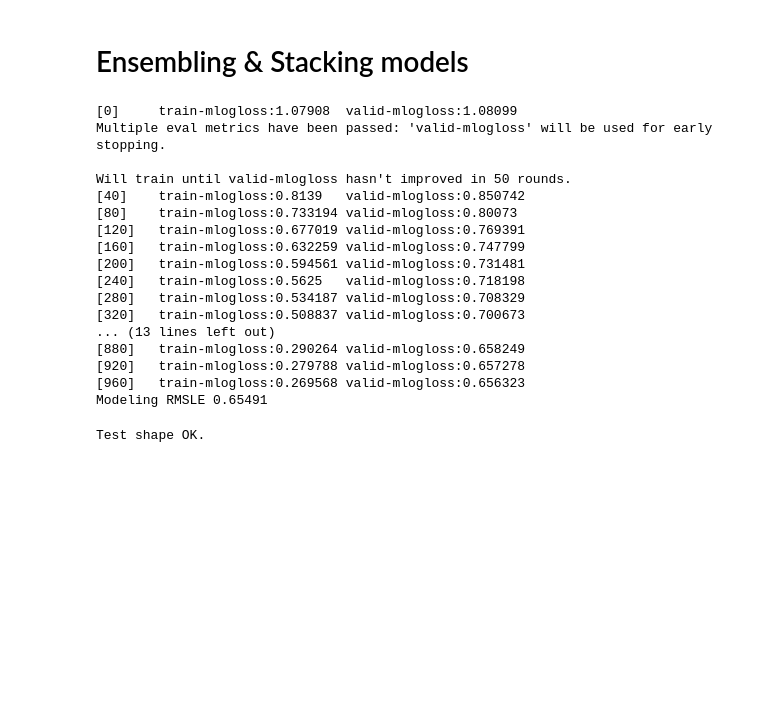
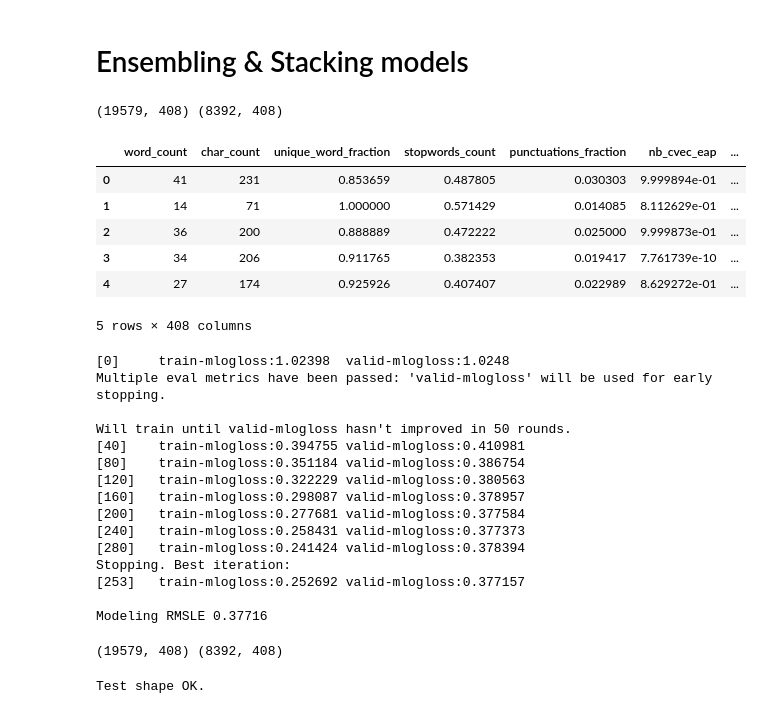
Before and after one commit to GuidoPaul/KaggleCompetitions, a Jupyter notebook: Spooky_Author_Identification/src/main.ipynb, the cells around one changed output. Saved outputs shown, nothing was run; the diff lists cells and outputs as text; code cells hidden in the pictures; blank space fills up the shorter version.

```diff
--- a/Spooky_Author_Identification/src/main.ipynb
+++ b/Spooky_Author_Identification/src/main.ipynb
@@ -260,12 +550,31 @@ sns.violinplot(x = 'author', y='word_count', data=train)
 # %% [markdown]
 # Ensembling & Stacking models
+# %%
+author_mapping_dict = {'EAP': 0, 'HPL': 1, 'MWS': 2}
+y_train = train['author'].map(author_mapping_dict)
+
+drop_elements = ['id', 'text']
+x_train = train.drop(drop_elements + ['author'], axis=1)
+x_test = test.drop(drop_elements, axis=1)
+
+print(x_train.shape, x_test.shape)
+x_train.head()
+# %% [output]
+(19579, 408) (8392, 408)
+|  | word_count | char_count | unique_word_fraction | stopwords_count | punctuations_fraction | nb_cvec_eap | ... |
+| 0 | 41 | 231 | 0.853659 | 0.487805 | 0.030303 | 9.999894e-01 | ... |
+| 1 | 14 | 71 | 1.000000 | 0.571429 | 0.014085 | 8.112629e-01 | ... |
+| 2 | 36 | 200 | 0.888889 | 0.472222 | 0.025000 | 9.999873e-01 | ... |
+| 3 | 34 | 206 | 0.911765 | 0.382353 | 0.019417 | 7.761739e-10 | ... |
+| 4 | 27 | 174 | 0.925926 | 0.407407 | 0.022989 | 8.629272e-01 | ... |
+5 rows × 408 columns
 # %%
 from sklearn.model_selection import train_test_split
 xtr, xv, ytr, yv = train_test_split(
     x_train.values, y_train, test_size=0.2, random_state=1987)
 dtrain = xgb.DMatrix(xtr, label=ytr)
 dvalid = xgb.DMatrix(xv, label=yv)
-dtest = xgb.DMatrix(test_X.values)
+dtest = xgb.DMatrix(x_test.values)
 watchlist = [(dtrain, 'train'), (dvalid, 'valid')]
 
 xgb_par = {
@@ -292,23 +601,25 @@ model_1 = xgb.train(
     verbose_eval=40)
 print('Modeling RMSLE %.5f' % model_1.best_score)
 # %% [output]
-[0]     train-mlogloss:1.07908  valid-mlogloss:1.08099
+[0]     train-mlogloss:1.02398  valid-mlogloss:1.0248
 Multiple eval metrics have been passed: 'valid-mlogloss' will be used for early stopping.
 
 Will train until valid-mlogloss hasn't improved in 50 rounds.
-[40]    train-mlogloss:0.8139   valid-mlogloss:0.850742
-[80]    train-mlogloss:0.733194 valid-mlogloss:0.80073
-[120]   train-mlogloss:0.677019 valid-mlogloss:0.769391
-[160]   train-mlogloss:0.632259 valid-mlogloss:0.747799
-[200]   train-mlogloss:0.594561 valid-mlogloss:0.731481
-[240]   train-mlogloss:0.5625   valid-mlogloss:0.718198
-[280]   train-mlogloss:0.534187 valid-mlogloss:0.708329
-[320]   train-mlogloss:0.508837 valid-mlogloss:0.700673
-... (13 lines left out)
-[880]   train-mlogloss:0.290264 valid-mlogloss:0.658249
-[920]   train-mlogloss:0.279788 valid-mlogloss:0.657278
-[960]   train-mlogloss:0.269568 valid-mlogloss:0.656323
-Modeling RMSLE 0.65491
+[40]    train-mlogloss:0.394755 valid-mlogloss:0.410981
+[80]    train-mlogloss:0.351184 valid-mlogloss:0.386754
+[120]   train-mlogloss:0.322229 valid-mlogloss:0.380563
+[160]   train-mlogloss:0.298087 valid-mlogloss:0.378957
+[200]   train-mlogloss:0.277681 valid-mlogloss:0.377584
+[240]   train-mlogloss:0.258431 valid-mlogloss:0.377373
+[280]   train-mlogloss:0.241424 valid-mlogloss:0.378394
+Stopping. Best iteration:
+[253]   train-mlogloss:0.252692 valid-mlogloss:0.377157
+
+Modeling RMSLE 0.37716
+# %%
+print(x_train.shape, x_test.shape)
+# %% [output]
+(19579, 408) (8392, 408)
 # %%
 yvalid = model_1.predict(dvalid)
 ytest = model_1.predict(dtest)
```
Also changed, not shown: parts of 34 cells of this notebook.
